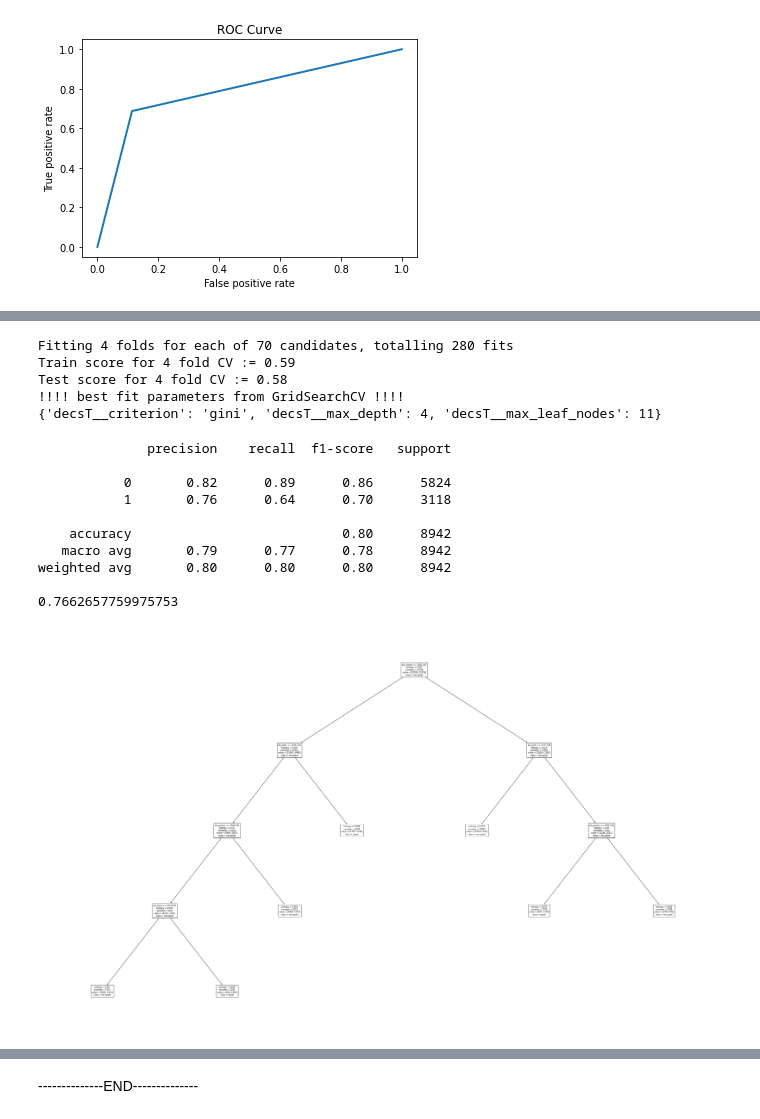
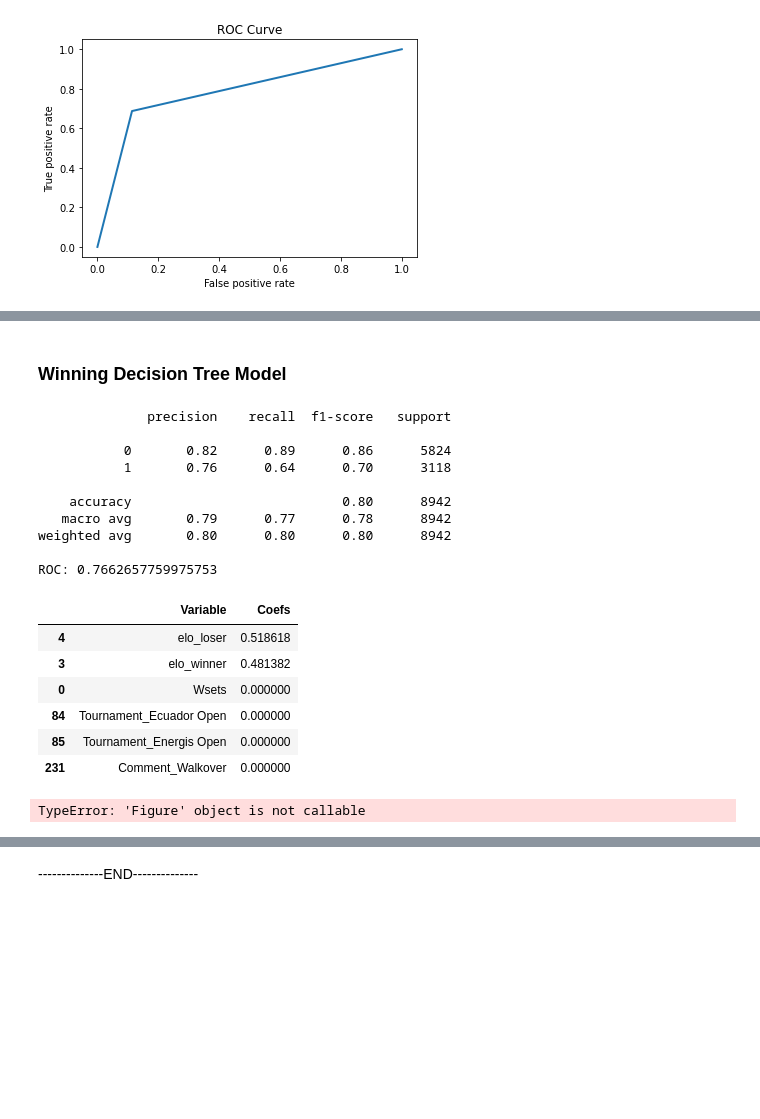
Before and after one commit to ew2631/atp_upsets, a Jupyter notebook: tennis_betting.ipynb, the cells around one changed output, grey strips where cells are left out. Drawn from its saved outputs; the diff is of its cells as text; code cells hidden in the pictures; blank space fills up the shorter version.

```diff
--- a/tennis_betting.ipynb
+++ b/tennis_betting.ipynb
@@ -234,26 +200,11 @@ pipeline=Pipeline(pipe_steps)
-# %%
-create_grid=GridSearchCV(pipeline, param_grid=check_params, cv=4, verbose=1)
-create_grid.fit(X_train, y_train)
-
-print("Train score for %d fold CV := %3.2f" %(4, create_grid.score(X_train, y_train)))
-print("Test score for %d fold CV := %3.2f" %(4, create_grid.score(X_test, y_test)))
-print ("!!!! best fit parameters from GridSearchCV !!!!")
-print (create_grid.best_params_)
-# %% [output]
-Fitting 4 folds for each of 70 candidates, totalling 280 fits
-Train score for 4 fold CV := 0.59
-Test score for 4 fold CV := 0.58
-!!!! best fit parameters from GridSearchCV !!!!
-{'decsT__criterion': 'gini', 'decsT__max_depth': 4, 'decsT__max_leaf_nodes': 11}
+# %% [markdown]
+### Winning Decision Tree Model
 # %%
 clf = tree.DecisionTreeClassifier(criterion= 'entropy', max_depth=50, max_leaf_nodes= 1000, min_impurity_decrease=0.01, random_state=65)
 clf.fit(X_train, y_train)
 predictions=clf.predict(X_test)
 print(classification_report(y_test, predictions))
-print(roc_auc_score(y_test, predictions))
-score=metrics.accuracy_score(y_test,predictions)
-precision=metrics.precision_score(y_test,predictions)
-recall=metrics.recall_score(y_test,predictions)
+print('ROC: {a}'.format(a=roc_auc_score(y_test, predictions)))
 # %% [output]
               precision    recall  f1-score   support
 
@@ -264,16 +215,27 @@ recall=metrics.recall_score(y_test,predictions)
    macro avg       0.79      0.77      0.78      8942
 weighted avg       0.80      0.80      0.80      8942
 
-0.7662657759975753
+ROC: 0.7662657759975753
+# %%
+clf_df=generate_coef_table(X_train.columns, clf, 'tree', 6)
+clf_df
+# %% [output]
+|  | Variable | Coefs |
+| 4 | elo_loser | 0.518618 |
+| 3 | elo_winner | 0.481382 |
+| 0 | Wsets | 0.000000 |
+| 84 | Tournament_Ecuador Open | 0.000000 |
+| 85 | Tournament_Energis Open | 0.000000 |
+| 231 | Comment_Walkover | 0.000000 |
 # %%
 plt.figure(figsize=(50,30))
 tree.plot_tree(clf,
                feature_names=list(X_train.columns),
                class_names=['not upset','upset'],
-               fontsize=8)
+               fontsize=14)
 plt.show()
 # %% [output]
-[figure, removed]
+TypeError: 'Figure' object is not callable
 # %%
 clf.get_params()
 # %% [output]
```
Also changed, not shown: parts of 33 cells of this notebook.
